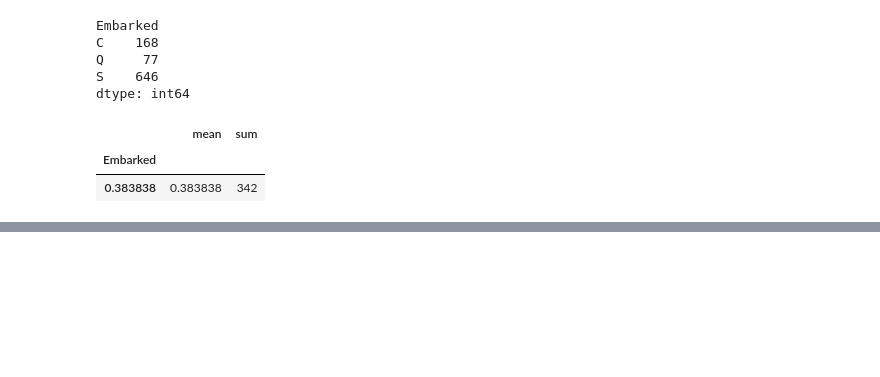
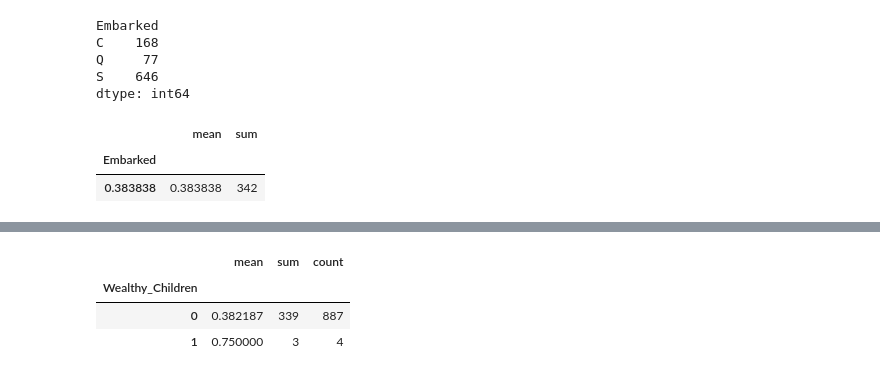
Before and after one commit to umer1730/Programming-for-AI, a Jupyter notebook: titanic.ipynb, the cells around one changed output, grey strips where cells are left out. Cells and saved outputs as stored; diff of their text form; code cells hidden in the pictures; blank space fills up the shorter version.

```diff
--- a/titanic.ipynb
+++ b/titanic.ipynb
@@ -447,0 +482,8 @@ result
+# %%
+df["Wealthy_Children"] = ((df["Pclass"]==1) & (df["Age"]<12)).astype(int)
+df.groupby("Wealthy_Children")["Survived"].agg(["mean","sum","count"])
+# %% [output]
+|  | mean | sum | count |
+| Wealthy_Children |  |  |  |
+| 0 | 0.382187 | 339 | 887 |
+| 1 | 0.750000 | 3 | 4 |
```
Also changed, not shown: parts of 2 cells of this notebook.
